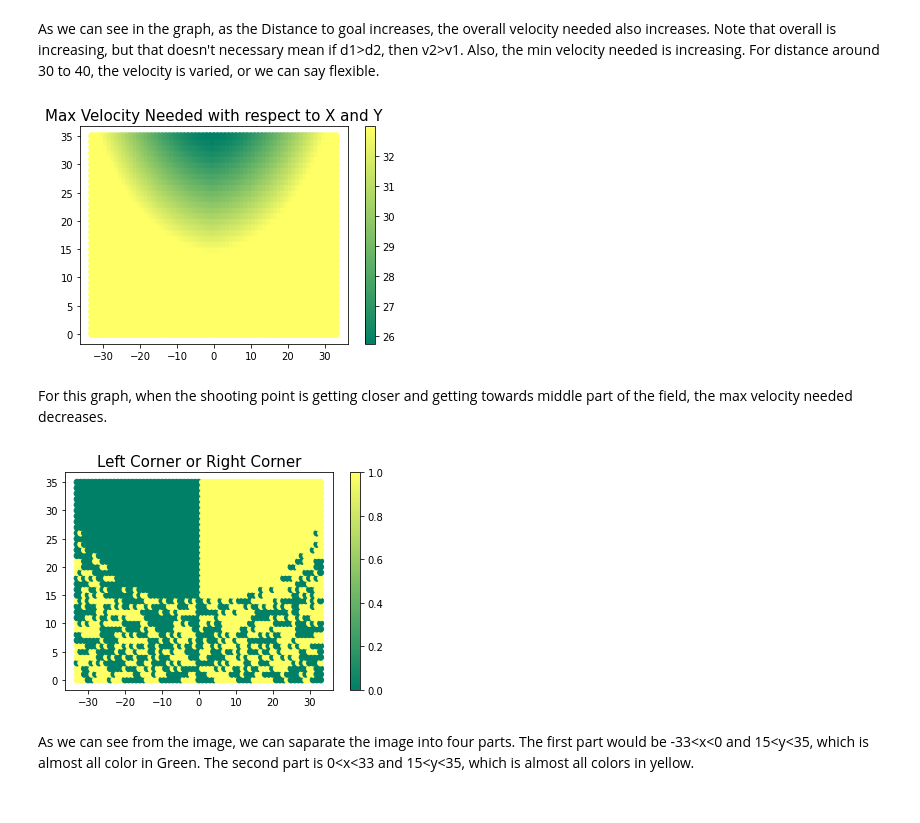
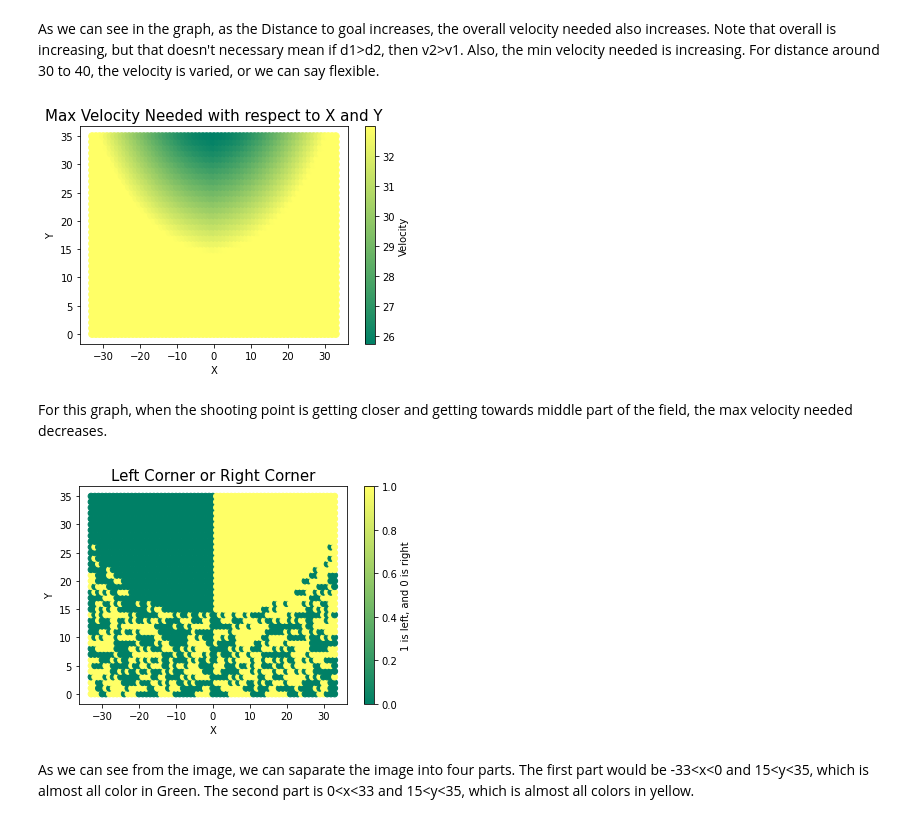
Before and after one commit to Holycarota/Math111A_Model, a Jupyter notebook: Output_Analysis.ipynb, the cells around one changed output. Cells and saved outputs as stored; diff of their text form; code cells hidden in the pictures.

```diff
--- a/Output_Analysis.ipynb
+++ b/Output_Analysis.ipynb
@@ -50,19 +50,25 @@ As we can see in the graph, as the Distance to goal increases, the overall veloc
 # %%
 plt.scatter(x,y, c=v,s=50,cmap=cm.summer)
 cbar=plt.colorbar()
+cbar.set_label("Velocity")
 plt.title("Max Velocity Needed with respect to X and Y",fontsize=15)
+plt.xlabel("X")
+plt.ylabel("Y")
 plt.show()
 # %% [output]
-[figure, old version]
+[figure, new version]
 # %% [markdown]
 For this graph, when the shooting point is getting closer and getting towards middle part of the field, the max velocity needed decreases.
 # %%
 plt.scatter(x,y,c=IfLeft,cmap=cm.summer)
 cbar=plt.colorbar()
+cbar.set_label("1 is left, and 0 is right")
 plt.title("Left Corner or Right Corner", fontsize=15)
+plt.xlabel("X")
+plt.ylabel("Y")
 plt.show()
 # %% [output]
-[figure, old version]
+[figure, new version]
 # %% [markdown]
 As we can see from the image, we can saparate the image into four parts. The first part would be -33<x<0 and 15<y<35, which is almost all color in Green. The second part is 0<x<33 and 15<y<35, which is almost all colors in yellow.
 # %%
```
Also changed, not shown: parts of 1 cell of this notebook.
